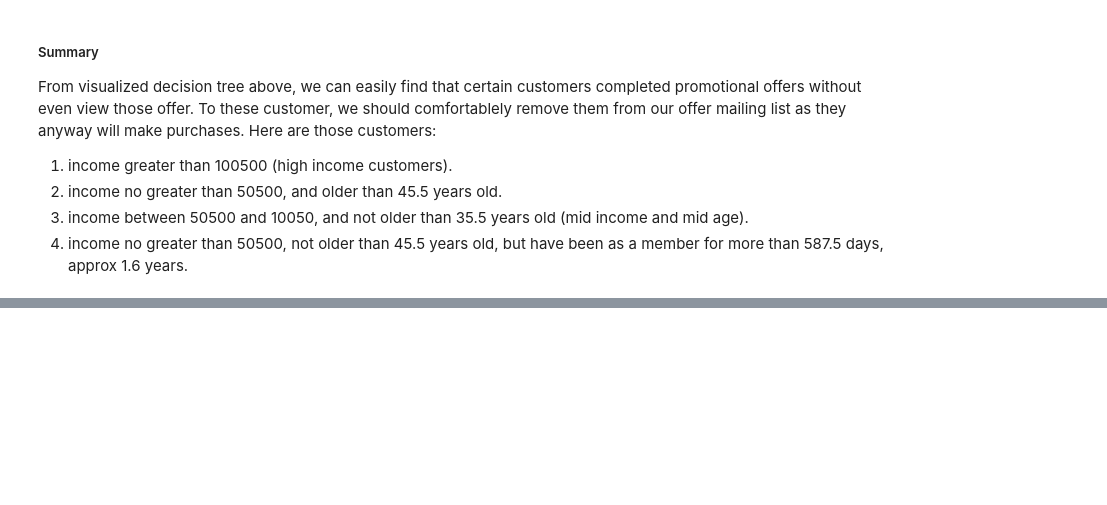
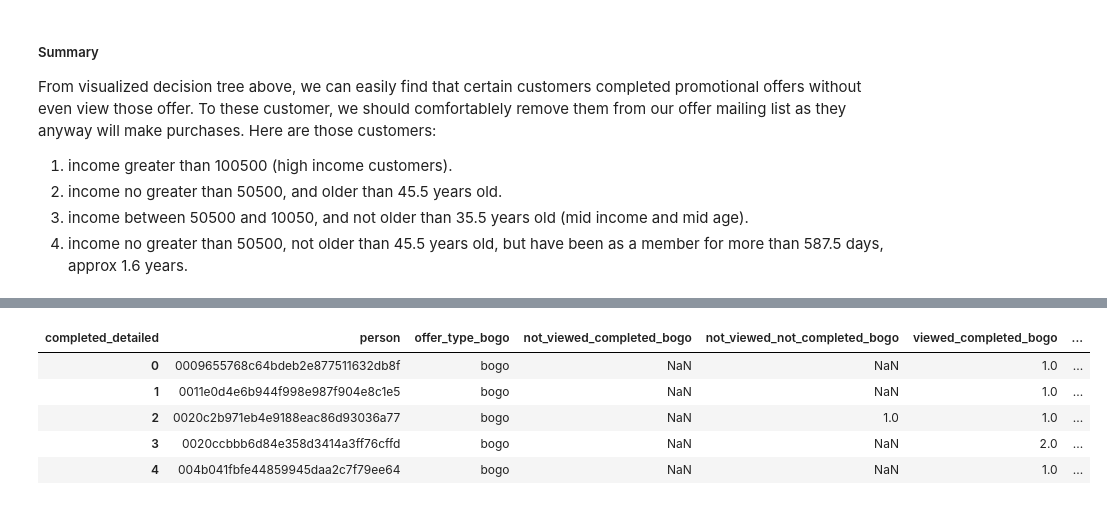
Before and after one commit to qinliu1023/Starbucks_Promotional_Offer, a Jupyter notebook: Starbucks_Promotional_Offer.ipynb, the cells around one changed output, grey strips where cells are left out. Drawn from its saved outputs; the diff is of its cells as text; code cells hidden in the pictures; blank space fills up the shorter version.

```diff
--- a/Starbucks_Promotional_Offer.ipynb
+++ b/Starbucks_Promotional_Offer.ipynb
@@ -690,0 +662,9 @@ offer_funnel.sort_values(["completed2view", "completed2received", "view2received
+# %%
+df_prefer.head()
+# %% [output]
+| completed_detailed | person | offer_type_bogo | not_viewed_completed_bogo | not_viewed_not_completed_bogo | viewed_completed_bogo | ... |
+| 0 | 0009655768c64bdeb2e877511632db8f | bogo | NaN | NaN | 1.0 | ... |
+| 1 | 0011e0d4e6b944f998e987f904e8c1e5 | bogo | NaN | NaN | 1.0 | ... |
+| 2 | 0020c2b971eb4e9188eac86d93036a77 | bogo | NaN | 1.0 | 1.0 | ... |
+| 3 | 0020ccbbb6d84e358d3414a3ff76cffd | bogo | NaN | NaN | 2.0 | ... |
+| 4 | 004b041fbfe44859945daa2c7f79ee64 | bogo | NaN | NaN | 1.0 | ... |
```
Also changed, not shown: parts of 20 cells of this notebook, 2 other files.
